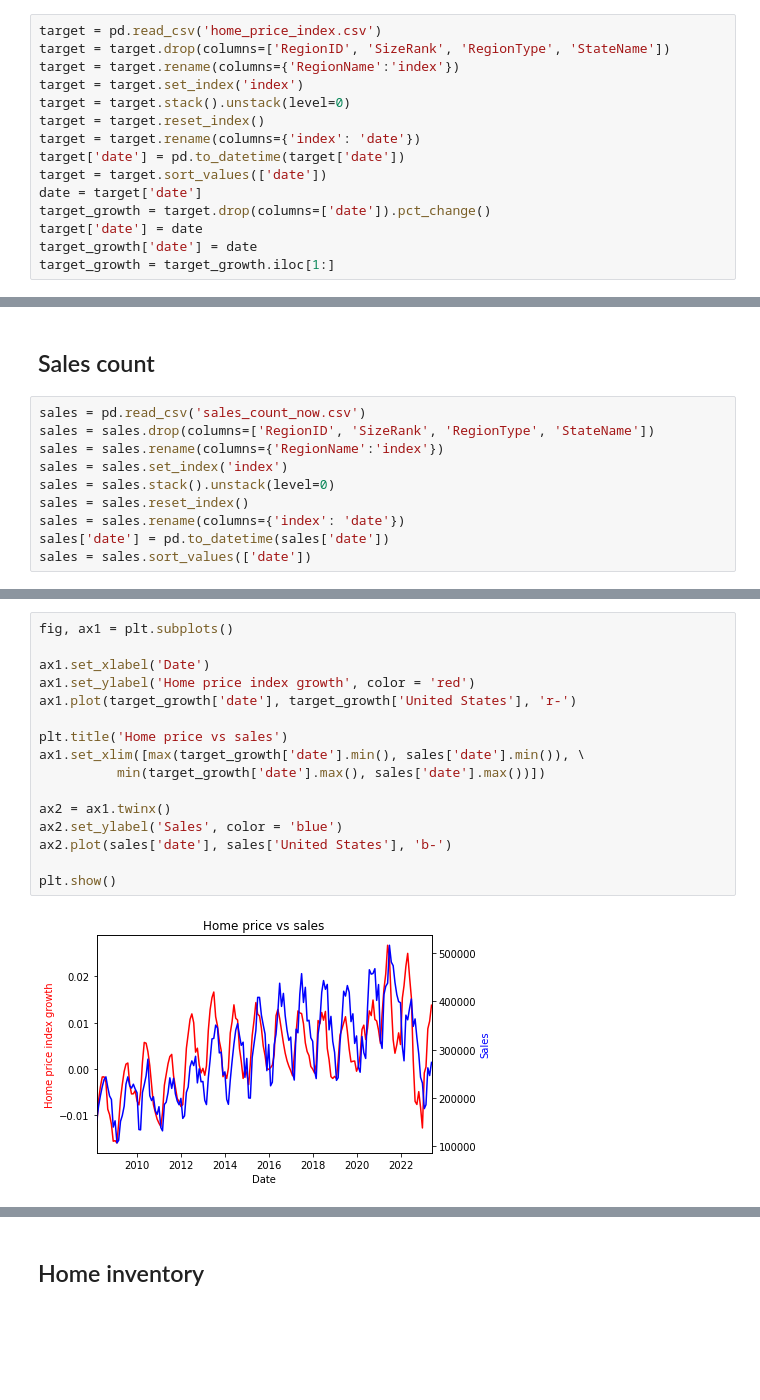
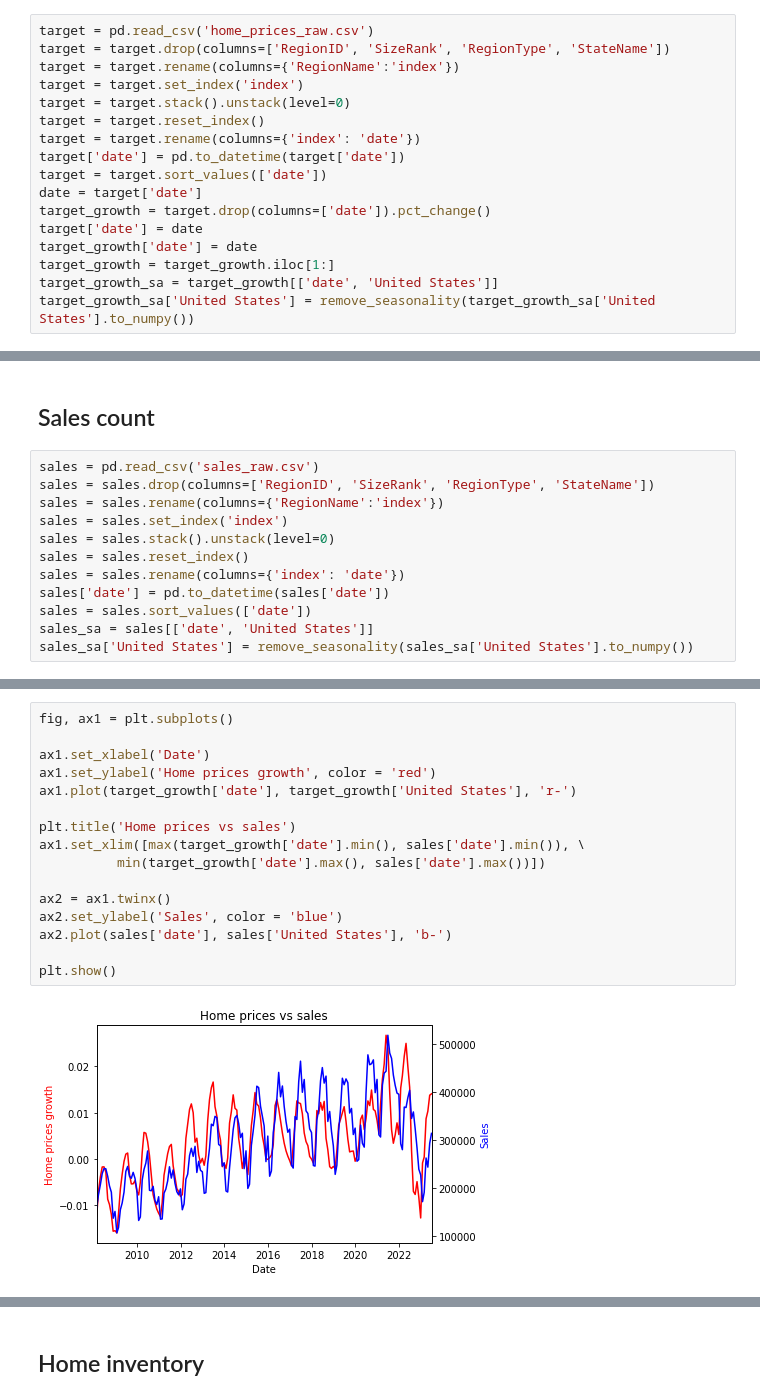
Before and after one commit to ArianeDucellier/forecasting, a Jupyter notebook: EDA.ipynb, the cells around one changed output, grey strips where cells are left out. Saved outputs shown, nothing was run; the diff lists cells and outputs as text; blank space fills up the shorter version.

```diff
--- a/EDA.ipynb
+++ b/EDA.ipynb
@@ -9,7 +45,7 @@ import pandas as pd
 # %% [markdown]
 ## Target
 # %%
-target = pd.read_csv('home_price_index.csv')
+target = pd.read_csv('home_prices_raw.csv')
 target = target.drop(columns=['RegionID', 'SizeRank', 'RegionType', 'StateName'])
 target = target.rename(columns={'RegionName':'index'})
 target = target.set_index('index')
@@ -23,3 +59,5 @@ target_growth = target.drop(columns=['date']).pct_change()
 target['date'] = date
 target_growth['date'] = date
 target_growth = target_growth.iloc[1:]
+target_growth_sa = target_growth[['date', 'United States']]
+target_growth_sa['United States'] = remove_seasonality(target_growth_sa['United States'].to_numpy())
@@ -26,7 +69,7 @@ target_growth = target_growth.iloc[1:]
 # %% [markdown]
 ## Sales count
 # %%
-sales = pd.read_csv('sales_count_now.csv')
+sales = pd.read_csv('sales_raw.csv')
 sales = sales.drop(columns=['RegionID', 'SizeRank', 'RegionType', 'StateName'])
 sales = sales.rename(columns={'RegionName':'index'})
 sales = sales.set_index('index')
@@ -35,3 +78,5 @@ sales = sales.reset_index()
 sales = sales.rename(columns={'index': 'date'})
 sales['date'] = pd.to_datetime(sales['date'])
 sales = sales.sort_values(['date'])
+sales_sa = sales[['date', 'United States']]
+sales_sa['United States'] = remove_seasonality(sales_sa['United States'].to_numpy())
@@ -38,18 +91,18 @@ sales = sales.sort_values(['date'])
 # %%
 fig, ax1 = plt.subplots()
 
 ax1.set_xlabel('Date')
-ax1.set_ylabel('Home price index growth', color = 'red')
+ax1.set_ylabel('Home prices growth', color = 'red')
 ax1.plot(target_growth['date'], target_growth['United States'], 'r-')
 
-plt.title('Home price vs sales')
+plt.title('Home prices vs sales')
 ax1.set_xlim([max(target_growth['date'].min(), sales['date'].min()), \
           min(target_growth['date'].max(), sales['date'].max())])
 
 ax2 = ax1.twinx()
 ax2.set_ylabel('Sales', color = 'blue')
 ax2.plot(sales['date'], sales['United States'], 'b-')
 
 plt.show()
 # %% [output]
-[figure, old version]
+[figure, new version]
```
Also changed, not shown: parts of 26 cells of this notebook.
